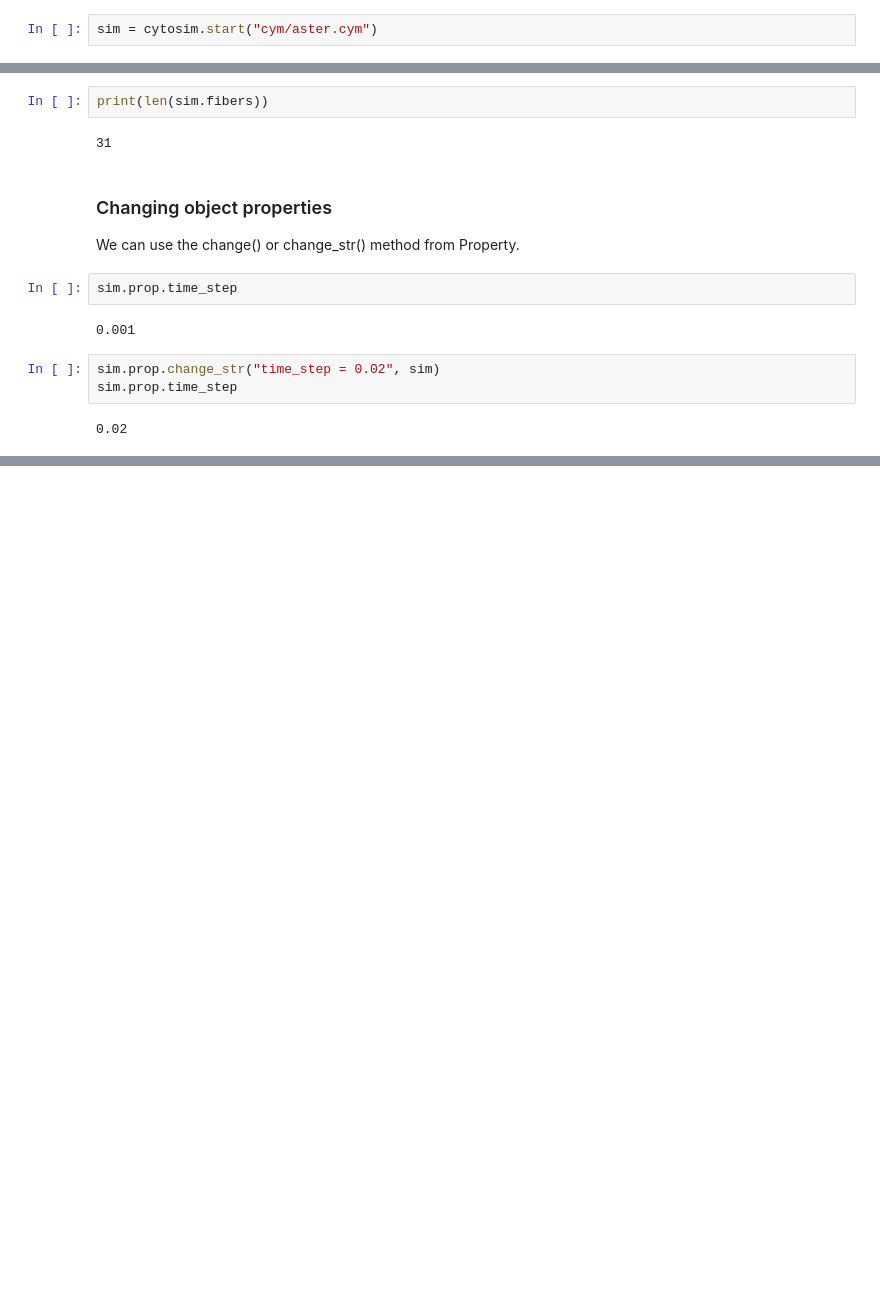
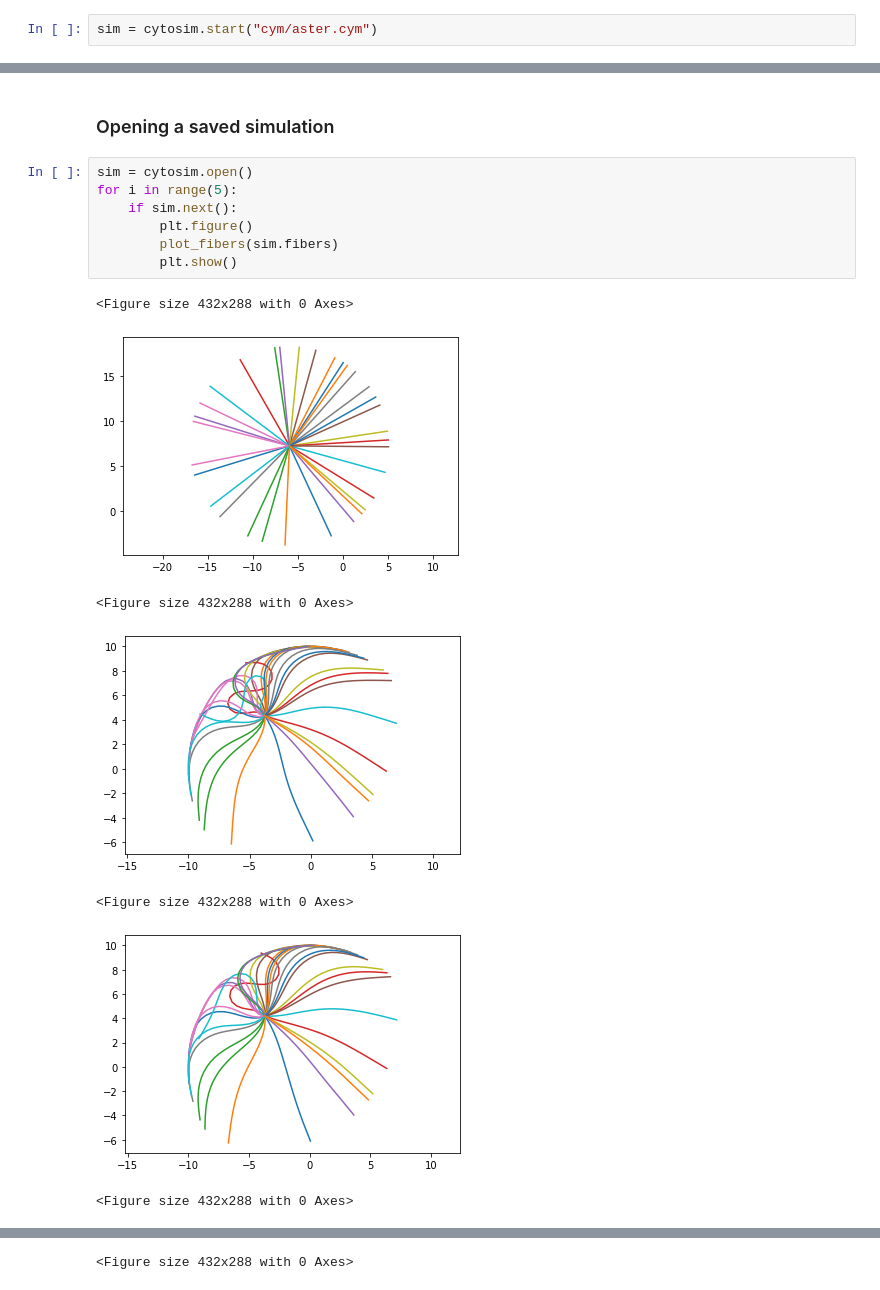
Before and after one commit to andresbonil/cytosim, a Jupyter notebook: demo_cythosim.ipynb, the cells around one changed output, grey strips where cells are left out. Drawn from its saved outputs; the diff is of its cells as text; blank space fills up the shorter version.

```diff
--- a/demo_cythosim.ipynb
+++ b/demo_cythosim.ipynb
@@ -48,16 +44,17 @@ plot_fibers(sim.fibers)
-# %%
-print(len(sim.fibers))
-# %% [output]
-31
-# %% [markdown]
-### Changing object properties
-We can use the change() or change_str() method from Property.
-# %%
-sim.prop.time_step
-# %% [output]
-0.001
-# %%
-sim.prop.change_str("time_step = 0.02", sim)
-sim.prop.time_step
-# %% [output]
-0.02
+# %% [markdown]
+### Opening a saved simulation
+# %%
+sim = cytosim.open()
+for i in range(5):
+    if sim.next():
+        plt.figure()
+        plot_fibers(sim.fibers)
+        plt.show()
+# %% [output]
+<Figure size 432x288 with 0 Axes>
+[figure, added]
+<Figure size 432x288 with 0 Axes>
+[figure, added]
+<Figure size 432x288 with 0 Axes>
+[figure, added]
+<Figure size 432x288 with 0 Axes>
@@ -63,0 +62 @@ sim.prop.time_step
+<Figure size 432x288 with 0 Axes>
```
Also changed, not shown: parts of 12 cells of this notebook, 3 other files.
